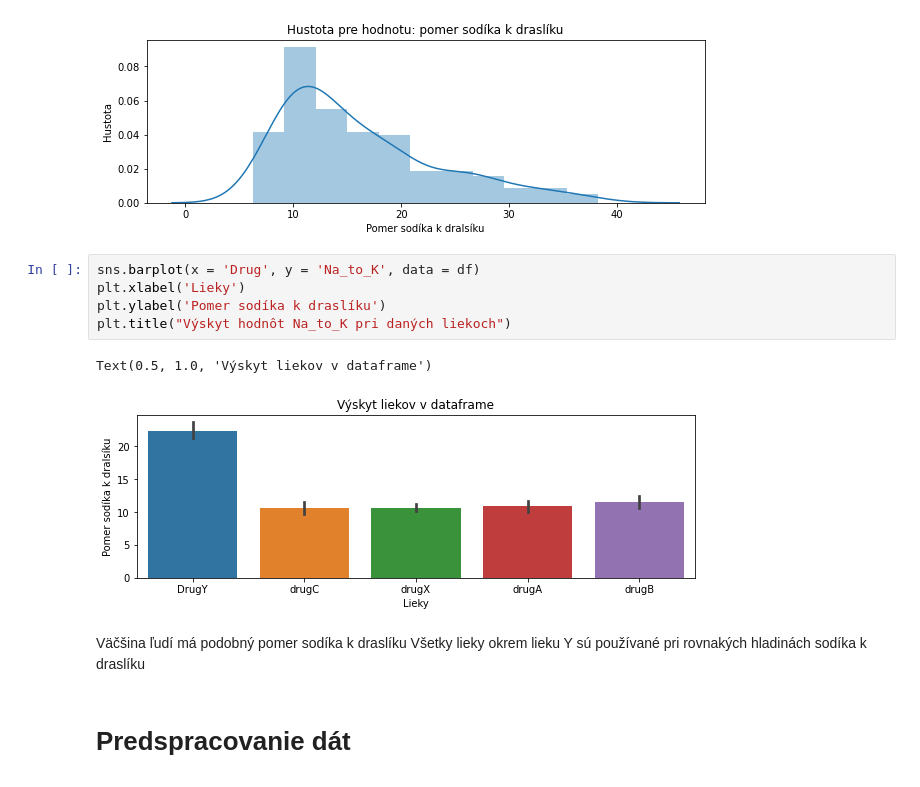
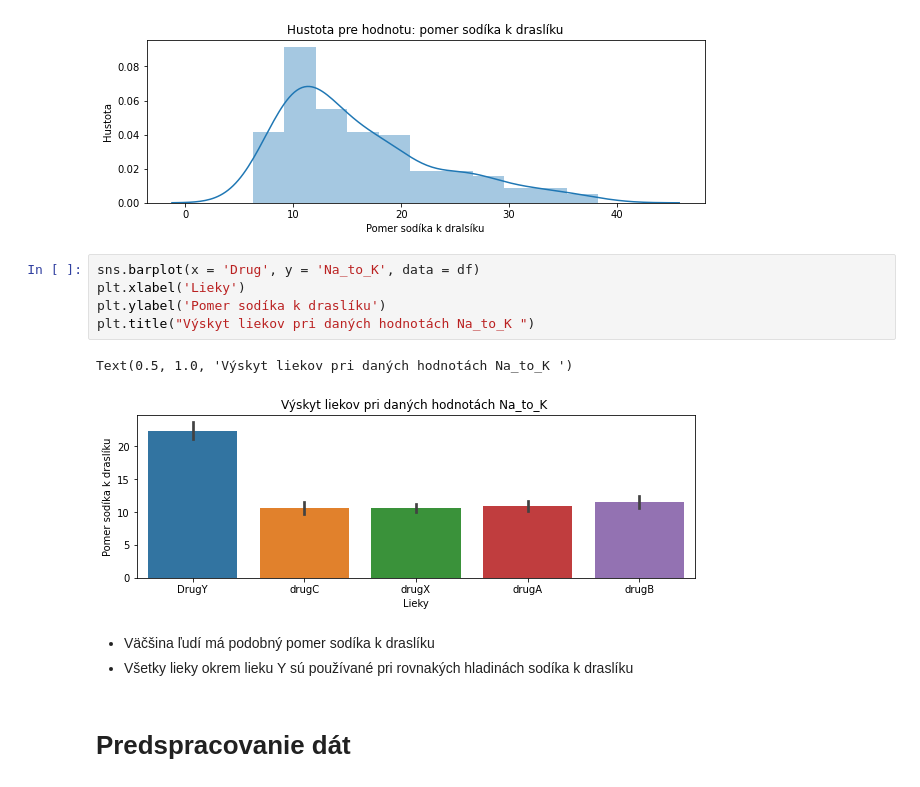
Before and after one commit to Frodas25/hrusovsky_NS2021, a Jupyter notebook: hrusovsky_NS2021.ipynb, the cells around one changed output. Cells and saved outputs as stored; diff of their text form.

```diff
--- a/hrusovsky_NS2021.ipynb
+++ b/hrusovsky_NS2021.ipynb
@@ -123,14 +123,14 @@ Text(0.5, 1.0, 'Hustota pre hodnotu: pomer sodíka k draslíku')
 # %%
 sns.barplot(x = 'Drug', y = 'Na_to_K', data = df)
 plt.xlabel('Lieky')
 plt.ylabel('Pomer sodíka k draslíku')
-plt.title("Výskyt hodnôt Na_to_K pri daných liekoch")
+plt.title("Výskyt liekov pri daných hodnotách Na_to_K ")
 # %% [output]
-Text(0.5, 1.0, 'Výskyt liekov v dataframe')
+Text(0.5, 1.0, 'Výskyt liekov pri daných hodnotách Na_to_K ')
-[figure, old version]
+[figure, new version]
 # %% [markdown]
-Väčšina ľudí má podobný pomer sodíka k draslíku
-Všetky lieky okrem lieku Y sú používané pri rovnakých hladinách sodíka k draslíku
+- Väčšina ľudí má podobný pomer sodíka k draslíku
+- Všetky lieky okrem lieku Y sú používané pri rovnakých hladinách sodíka k draslíku
 # %% [markdown]
 # Predspracovanie dát
 # %%
```
Also changed, not shown: parts of 6 cells of this notebook.
